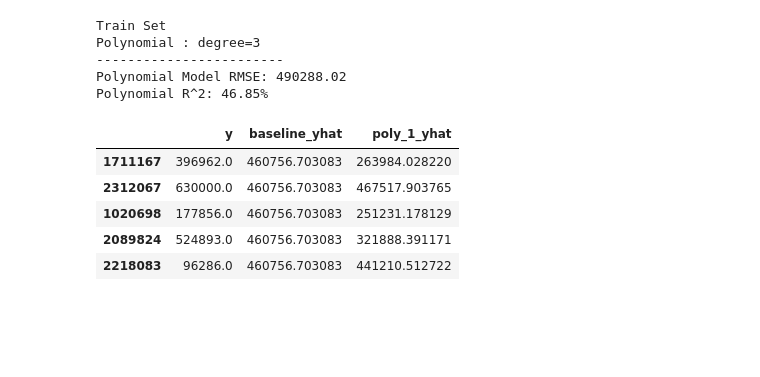
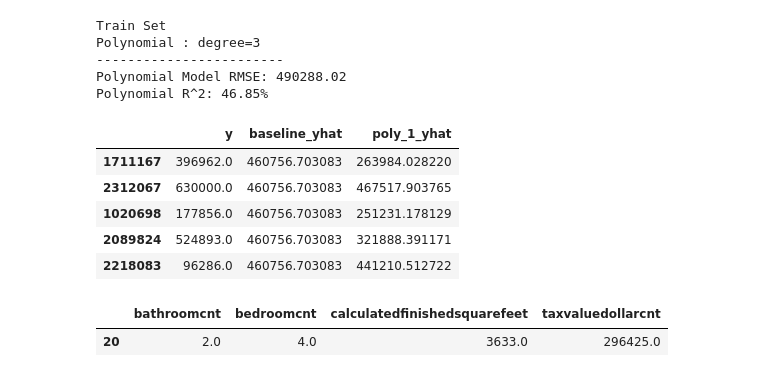
Before and after one commit to Robust-Analytics/zillow-project, a Jupyter notebook: mvp.ipynb, the cells around one changed output. Cells and saved outputs as stored; diff of their text form; code cells hidden in the pictures; blank space fills up the shorter version.

```diff
--- a/mvp.ipynb
+++ b/mvp.ipynb
@@ -175,3 +175,8 @@ df_model_evals.head()
 | 1020698 | 177856.0 | 460756.703083 | 251231.178129 |
 | 2089824 | 524893.0 | 460756.703083 | 321888.391171 |
 | 2218083 | 96286.0 | 460756.703083 | 441210.512722 |
+# %%
+model_1_data.head(1)
+# %% [output]
+|  | bathroomcnt | bedroomcnt | calculatedfinishedsquarefeet | taxvaluedollarcnt |
+| 20 | 2.0 | 4.0 | 3633.0 | 296425.0 |
```
Also changed, not shown: parts of 1 cell of this notebook, 1 other file.
